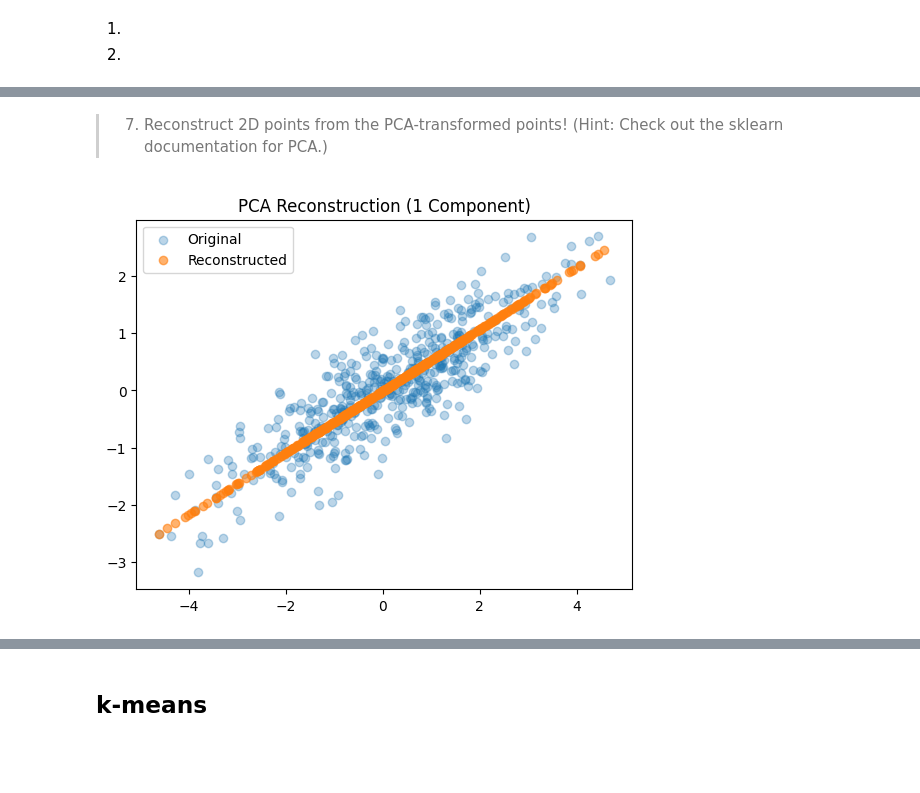
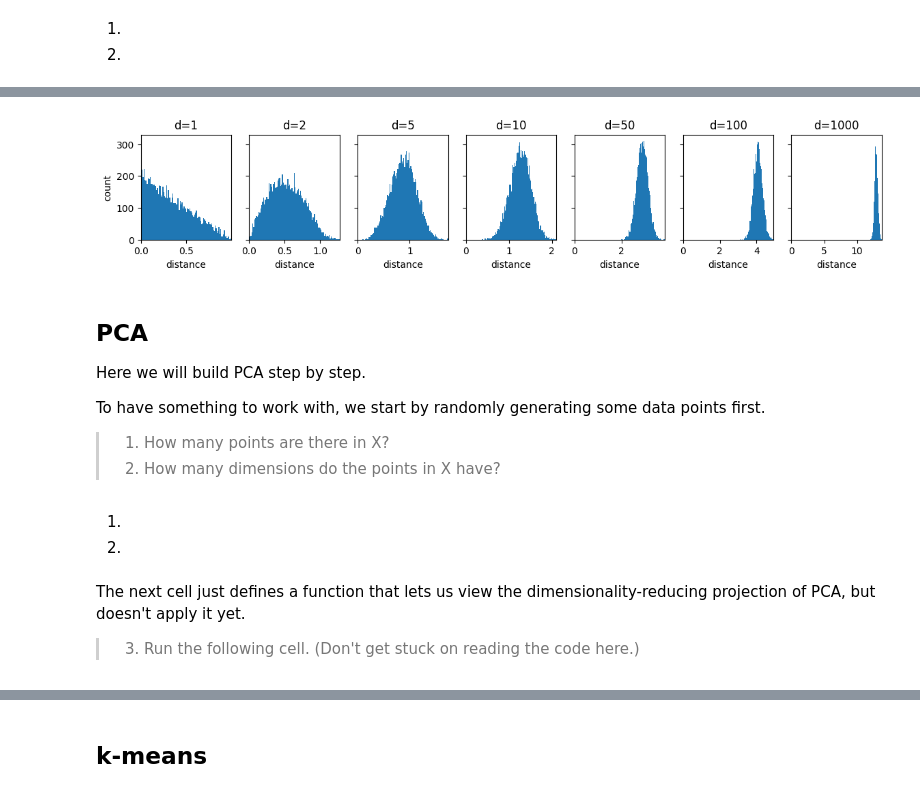
Before and after one commit to bckrlab/data-science-course, a Jupyter notebook: chapters/ws-25-26/exercise_03.ipynb, the cells around one changed output, grey strips where cells are left out. Drawn from its saved outputs; the diff is of its cells as text; code cells hidden in the pictures; blank space fills up the shorter version.

```diff
--- a/chapters/ws-25-26/exercise_03.ipynb
+++ b/chapters/ws-25-26/exercise_03.ipynb
@@ -121,14 +17,38 @@ plt.show()
-# %% [markdown]
-> 7. Reconstruct 2D points from the PCA-transformed points! (Hint: Check out the sklearn documentation for PCA.)
-# %%
-pca_recon = PCA(n_components=1)
-X_reduced = pca_recon.fit_transform(X)
-X_reconstructed = ?  # TODO: 7. complete at the question mark
-
-plt.scatter(X[:, 0], X[:, 1], alpha=0.3, label='Original')
-plt.scatter(X_reconstructed[:, 0], X_reconstructed[:, 1], alpha=0.6, label='Reconstructed')
-plt.legend()
-plt.title("PCA Reconstruction (1 Component)")
-plt.show()
-# %% [output]
-[figure, removed]
+# %%
+import numpy as np
+import matplotlib.pyplot as plt
+
+dims = [1, 2, 5, 10, 50, 100, 1000]
+fig, axs = plt.subplots(1, len(dims), figsize=(2*len(dims), 2), sharey="row")
+
+for i, (dim, ax) in enumerate(zip(dims, axs)):
+    num_iterations = 10000
+    dists = []
+
+    random_points1 = np.random.random((num_iterations, dim))
+    random_points2 = np.random.random((num_iterations, dim))
+    random_point_diffs = random_points1 - random_points2
+    dists = np.linalg.norm(random_point_diffs, axis=1)
+
+    ax.hist(dists, 100)
+    ax.set_xlim(0, dists.max())
+    ax.set_title(f"d={dim}")
+    ax.set_xlabel("distance")
+    if i == 0:
+        ax.set_ylabel("count")
+
+plt.show()
+# %% [output]
+[figure, added]
+# %% [markdown]
+## PCA
+
+Here we will build PCA step by step.
+
+To have something to work with, we start by randomly generating some data points first.
+
+> 1. How many points are there in X?
+> 2. How many dimensions do the points in X have?
+# %% [markdown]
+1.
+2.
@@ -134,0 +69,4 @@ plt.show()
+# %% [markdown]
+The next cell just defines a function that lets us view the dimensionality-reducing projection of PCA, but doesn't apply it yet.
+
+> 3. Run the following cell. (Don't get stuck on reading the code here.)
```
Also changed, not shown: parts of 50 cells of this notebook.
